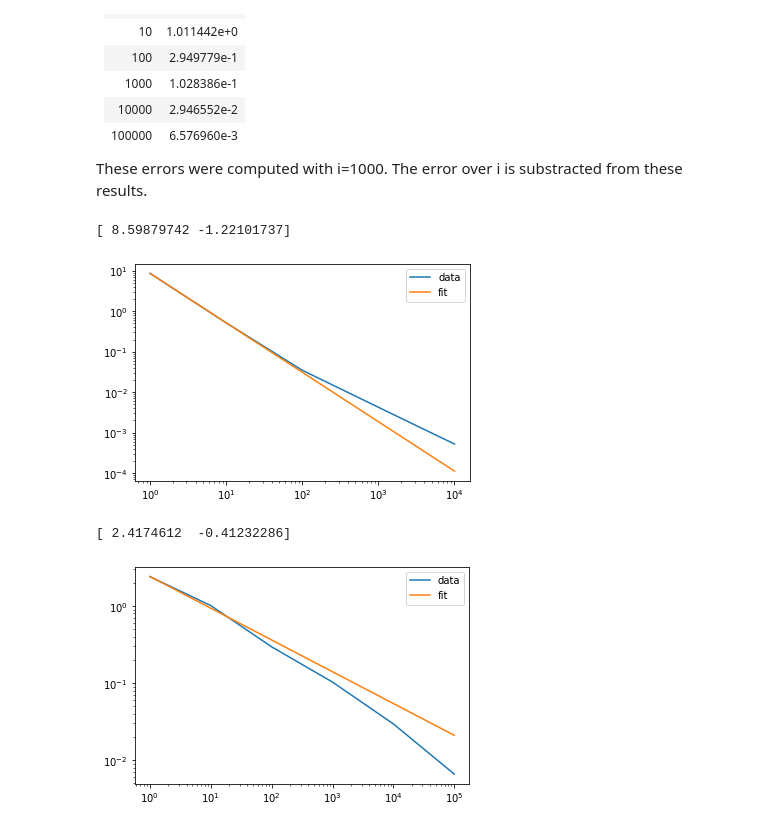
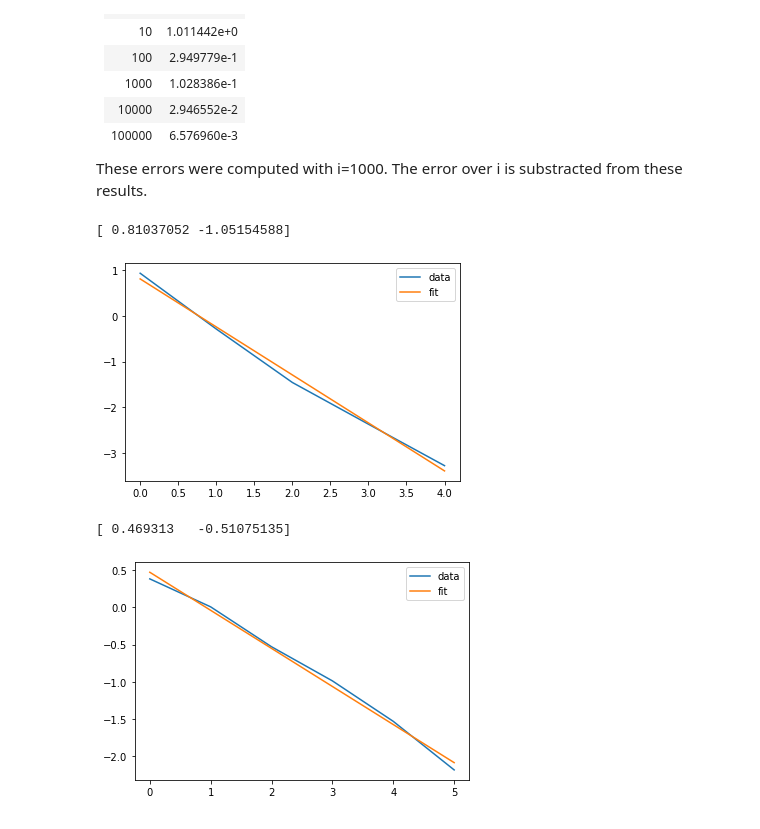
Before and after one commit to PeterVoerman/StochSim, a Jupyter notebook: mandelbrot_nick.ipynb, the cells around one changed output. Drawn from its saved outputs; the diff is of its cells as text; code cells hidden in the pictures.

Commit message:
Linear regression fit when the log is taken over the data

```diff
--- a/mandelbrot_nick.ipynb
+++ b/mandelbrot_nick.ipynb
@@ -348,51 +348,51 @@ def fit_log(x, a = 1, k = 1):
 
 def calc_i_error_fit():
 
-    popt, pcov = scipy.optimize.curve_fit(fit_log, i_values, i_errors, p0=[1, -1])
+    popt, pcov = scipy.optimize.curve_fit(fit_linear, np.log10(i_values), np.log10(i_errors), p0=[1, -1])
     print(popt)
     return popt[0], popt[1]
 
 def calc_s_error_fit():
-    popt, pcov = scipy.optimize.curve_fit(fit_log, s_values, s_errors, p0=[1, -1])
+    popt, pcov = scipy.optimize.curve_fit(fit_linear, np.log10(s_values), np.log10(s_errors), p0=[1, -1])
     print(popt)
     return popt[0], popt[1]
 
 def plot_i_error():
 
-    a, k = calc_i_error_fit()
+    a, b = calc_i_error_fit()
 
-    y_fit_values = [fit_log(value, a=a, k=k) for value in i_values]
+    y_fit_values = [fit_linear(value, a=a, b=b) for value in np.log10(i_values)]
 
-    plt.plot(i_values, i_errors, label="data")
+    plt.plot(np.log10(i_values), np.log10(i_errors), label="data")
 
-    plt.plot(i_values, y_fit_values, label="fit")
+    plt.plot(np.log10(i_values), y_fit_values, label="fit")
 
-    plt.xscale("log")
-    plt.yscale("log")
+    # plt.xscale("log")
+    # plt.yscale("log")
 
     plt.legend()
     plt.show()
 
 def plot_s_error():
 
     a, k = calc_s_error_fit()
 
-    y_fit_values = [fit_log(value, a=a, k=k) for value in s_values]
+    y_fit_values = [fit_linear(value, a=a, b=k) for value in np.log10(s_values)]
 
-    plt.plot(s_values, s_errors, label="data")
+    plt.plot(np.log10(s_values), np.log10(s_errors), label="data")
 
-    plt.plot(s_values, y_fit_values, label="fit")
+    plt.plot(np.log10(s_values), y_fit_values, label="fit")
 
-    plt.xscale("log")
-    plt.yscale("log")
+    # plt.xscale("log")
+    # plt.yscale("log")
 
     plt.legend()
     plt.show()
 
 plot_i_error()
 plot_s_error()
 # %% [output]
-[ 8.59879742 -1.22101737]
+[ 0.81037052 -1.05154588]
-[figure, old version]
+[figure, new version]
-[ 2.4174612  -0.41232286]
+[ 0.469313   -0.51075135]
-[figure, old version]
+[figure, new version]
```
